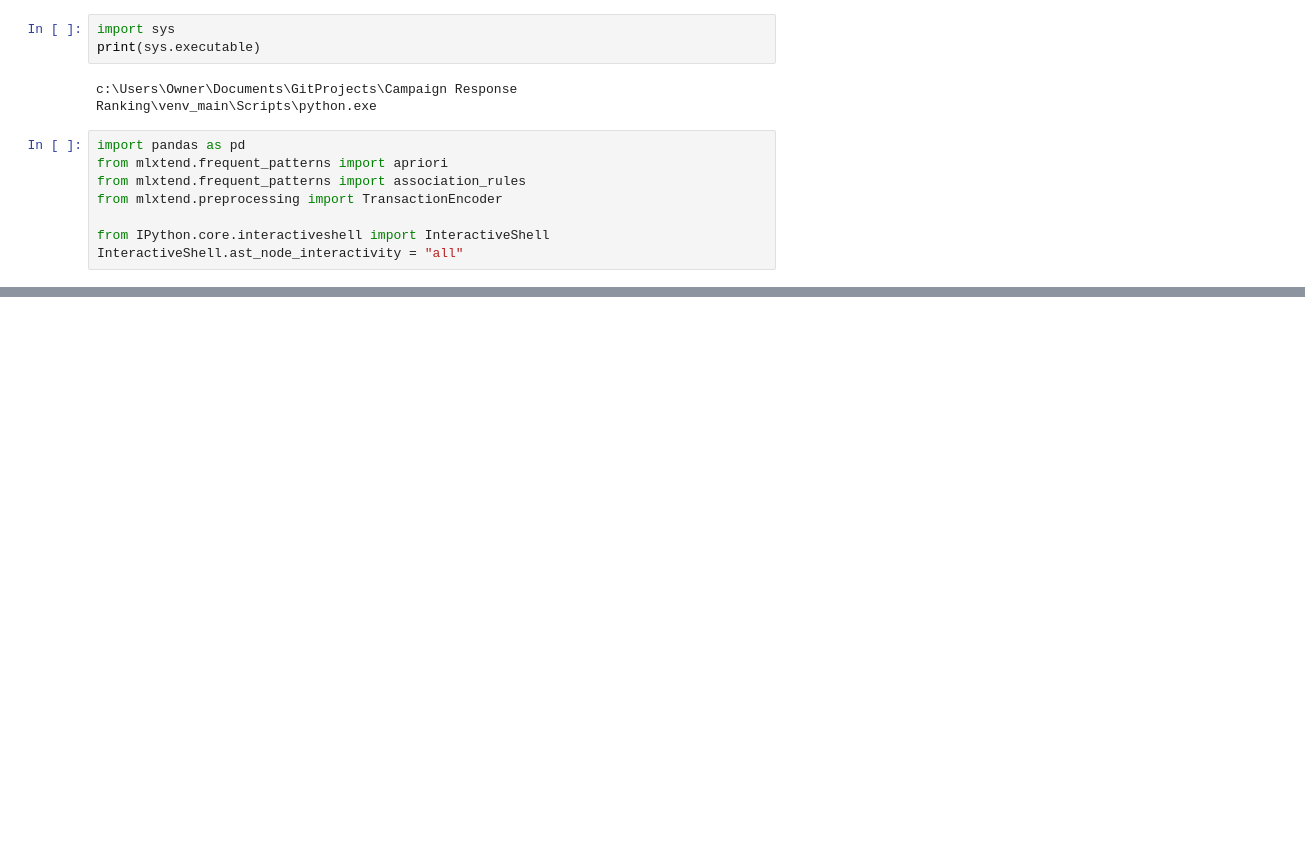
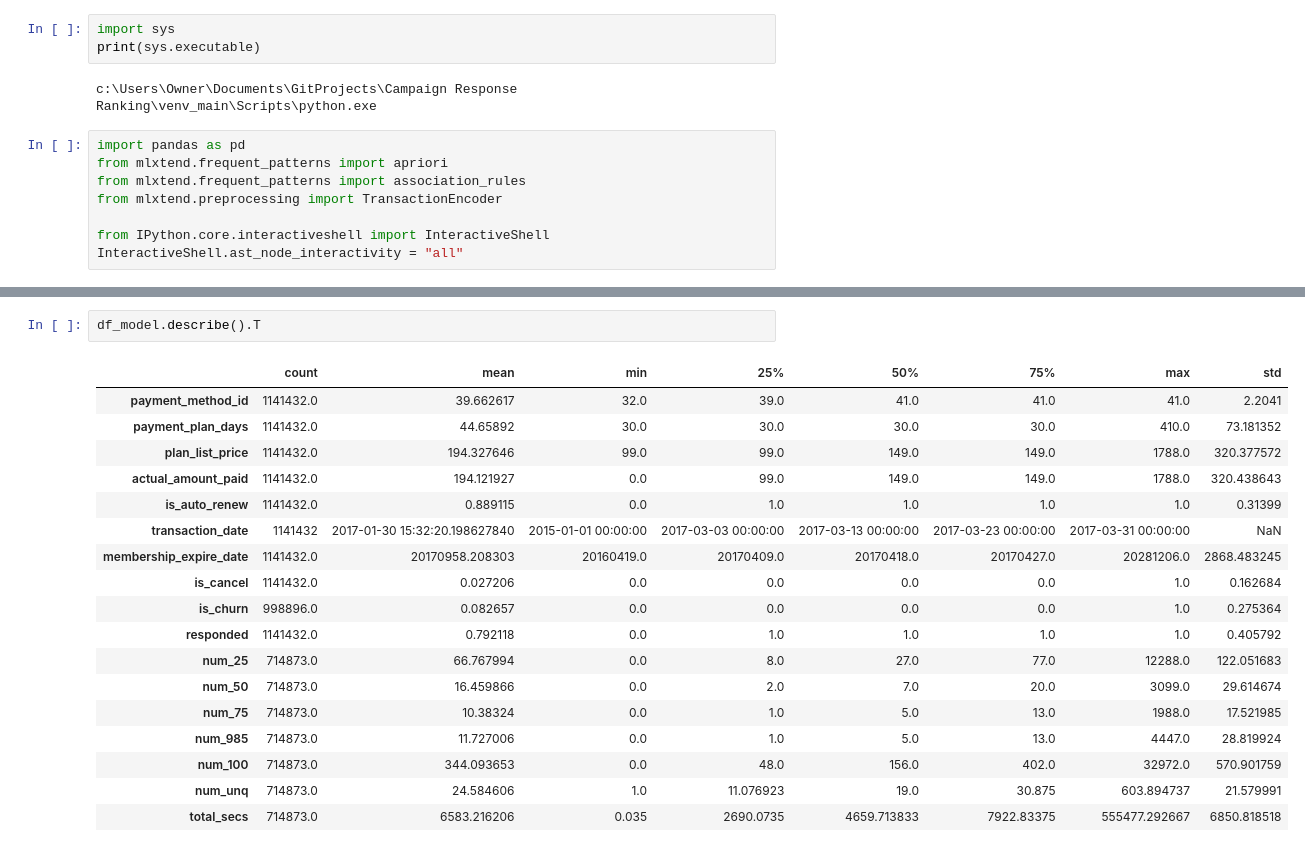
Before and after one commit to loisli0309/telecom-campaign-response, a Jupyter notebook: project.ipynb, the cells around one changed output, grey strips where cells are left out. Drawn from its saved outputs; the diff is of its cells as text; blank space fills up the shorter version.

```diff
--- a/project.ipynb
+++ b/project.ipynb
@@ -159,0 +222,21 @@ PermissionError: [Errno 13] Permission denied: 'C:\\Users\\Owner\\Documents\\Git
+# %%
+df_model.describe().T
+# %% [output]
+|  | count | mean | min | 25% | 50% | 75% | max | std |
+| payment_method_id | 1141432.0 | 39.662617 | 32.0 | 39.0 | 41.0 | 41.0 | 41.0 | 2.2041 |
+| payment_plan_days | 1141432.0 | 44.65892 | 30.0 | 30.0 | 30.0 | 30.0 | 410.0 | 73.181352 |
+| plan_list_price | 1141432.0 | 194.327646 | 99.0 | 99.0 | 149.0 | 149.0 | 1788.0 | 320.377572 |
+| actual_amount_paid | 1141432.0 | 194.121927 | 0.0 | 99.0 | 149.0 | 149.0 | 1788.0 | 320.438643 |
+| is_auto_renew | 1141432.0 | 0.889115 | 0.0 | 1.0 | 1.0 | 1.0 | 1.0 | 0.31399 |
+| transaction_date | 1141432 | 2017-01-30 15:32:20.198627840 | 2015-01-01 00:00:00 | 2017-03-03 00:00:00 | 2017-03-13 00:00:00 | 2017-03-23 00:00:00 | 2017-03-31 00:00:00 | NaN |
+| membership_expire_date | 1141432.0 | 20170958.208303 | 20160419.0 | 20170409.0 | 20170418.0 | 20170427.0 | 20281206.0 | 2868.483245 |
+| is_cancel | 1141432.0 | 0.027206 | 0.0 | 0.0 | 0.0 | 0.0 | 1.0 | 0.162684 |
+| is_churn | 998896.0 | 0.082657 | 0.0 | 0.0 | 0.0 | 0.0 | 1.0 | 0.275364 |
+| responded | 1141432.0 | 0.792118 | 0.0 | 1.0 | 1.0 | 1.0 | 1.0 | 0.405792 |
+| num_25 | 714873.0 | 66.767994 | 0.0 | 8.0 | 27.0 | 77.0 | 12288.0 | 122.051683 |
+| num_50 | 714873.0 | 16.459866 | 0.0 | 2.0 | 7.0 | 20.0 | 3099.0 | 29.614674 |
+| num_75 | 714873.0 | 10.38324 | 0.0 | 1.0 | 5.0 | 13.0 | 1988.0 | 17.521985 |
+| num_985 | 714873.0 | 11.727006 | 0.0 | 1.0 | 5.0 | 13.0 | 4447.0 | 28.819924 |
+| num_100 | 714873.0 | 344.093653 | 0.0 | 48.0 | 156.0 | 402.0 | 32972.0 | 570.901759 |
+| num_unq | 714873.0 | 24.584606 | 1.0 | 11.076923 | 19.0 | 30.875 | 603.894737 | 21.579991 |
+| total_secs | 714873.0 | 6583.216206 | 0.035 | 2690.0735 | 4659.713833 | 7922.83375 | 555477.292667 | 6850.818518 |
```
Also changed, not shown: parts of 25 cells of this notebook.
